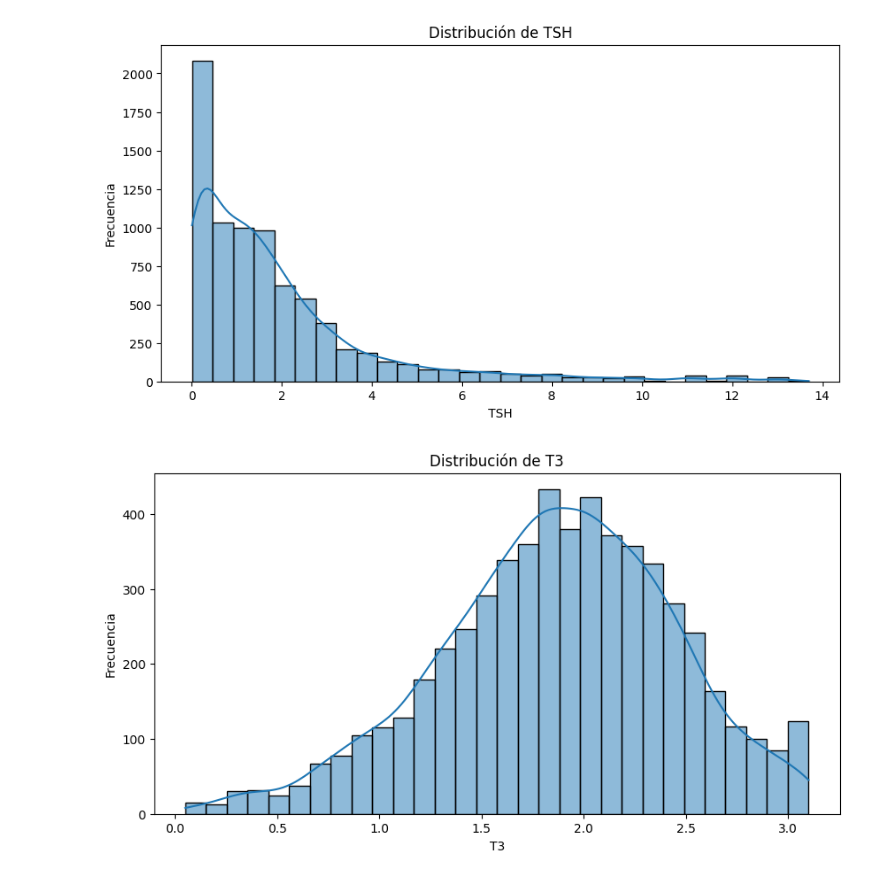
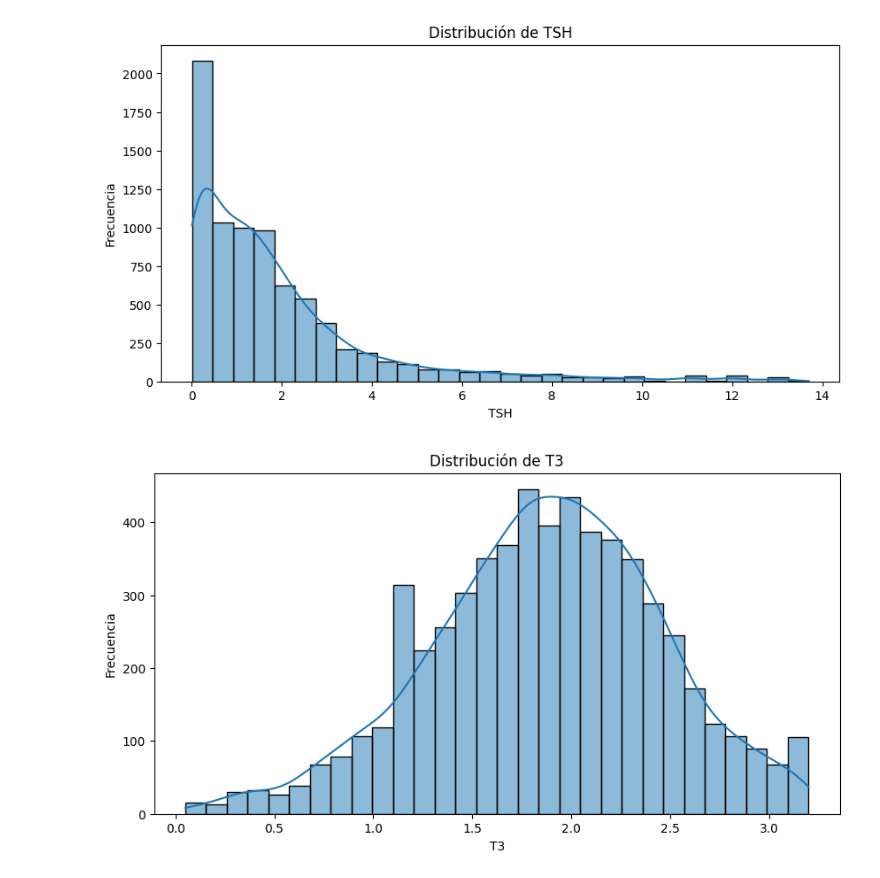
Before and after one commit to AndresDardex/Thyroid-Analysis, a Jupyter notebook: Thyroid Disease Analysis.ipynb, the cells around one changed output. Drawn from its saved outputs; the diff is of its cells as text; code cells hidden in the pictures.

Commit message:
data cleaned

```diff
--- a/Thyroid Disease Analysis.ipynb
+++ b/Thyroid Disease Analysis.ipynb
@@ -183,7 +183,7 @@ plt.show()
 [figure]
 # %%
 #cuartil 95 de TSH
-data = data[data['TSH'] < data['TSH'].quantile(0.95)]
+data = data[(data['TSH'] < data['TSH'].quantile(0.95)) | (data['TSH'].isnull())]
 
 plt.figure(figsize=(10, 5))
 sns.histplot(data['TSH'], bins=30, kde=True)
@@ -194,16 +194,16 @@ plt.show()
 # %% [output]
 [figure]
 # %%
-#cuartil 95 de TSH
-data = data[data['T3'] < data['T3'].quantile(0.95)]
+#cuartil 95 de T3
+data = data[(data['T3'] < data['T3'].quantile(0.95)) | (data['T3'].isnull())]
 
 plt.figure(figsize=(10, 5))
 sns.histplot(data['T3'], bins=30, kde=True)
 plt.title('Distribución de T3')
 plt.xlabel('T3')
 plt.ylabel('Frecuencia')
 plt.show()
 # %% [output]
-[figure, old version]
+[figure, new version]
 # %%
 #cuartil 95 de TSH
```
Also changed, not shown: parts of 5 cells of this notebook, 2 other files.
